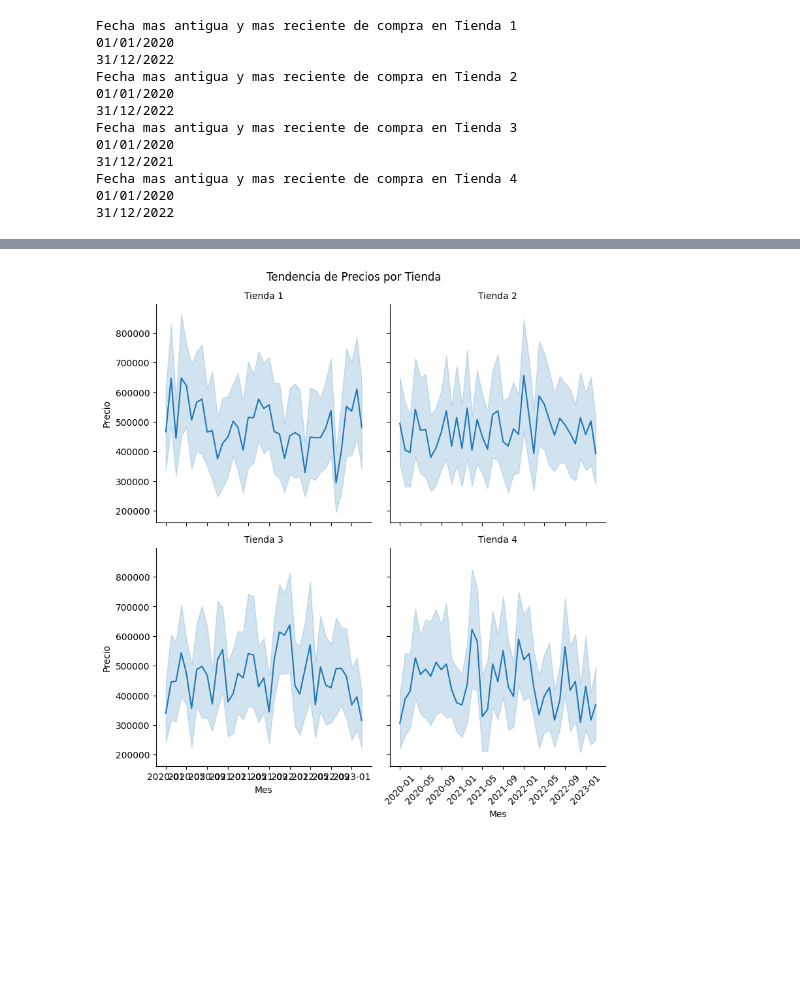
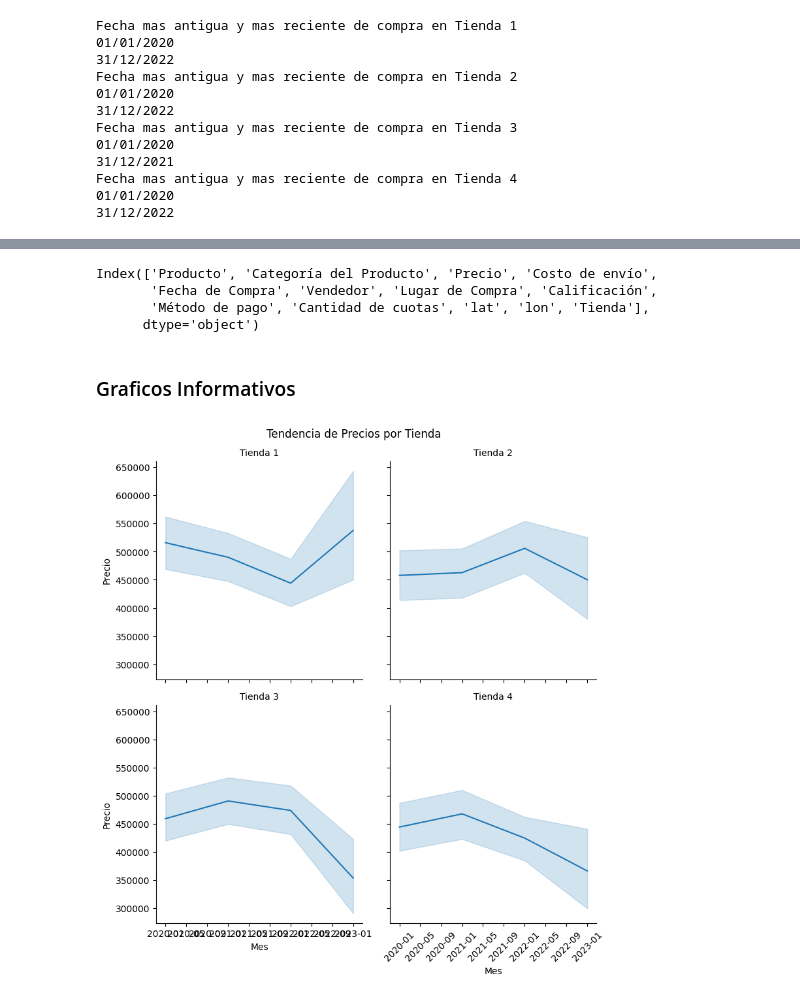
Before and after one commit to TomasIxtlapaleSanchez/Challenge_Alura_Store, a Jupyter notebook: Alura_Challenge_1.ipynb, the cells around one changed output, grey strips where cells are left out. Saved outputs shown, nothing was run; the diff lists cells and outputs as text; code cells hidden in the pictures; blank space fills up the shorter version.

```diff
--- a/Alura_Challenge_1.ipynb
+++ b/Alura_Challenge_1.ipynb
@@ -61,5 +165,13 @@ envio_prom_t3 = round(t3["Costo de envío"].mean(),2)
 # %%
+#Creamos una columa con el nombre de cada tienda para poder identificar los datos de cada una
 t1['Tienda'] = 'Tienda 1'
 t2['Tienda'] = 'Tienda 2'
 t3['Tienda'] = 'Tienda 3'
 t4['Tienda'] = 'Tienda 4'
+
+# Combina los DataFrames
+tiendas = pd.concat([t1, t2, t3, t4], ignore_index=True)
+# %%
+tiendas["Fecha de Compra"] = pd.to_datetime(tiendas["Fecha de Compra"], format="%d/%m/%Y")
+tiendas["Año"] = tiendas["Fecha de Compra"].dt.to_period('Y')
+tiendas['Mes_tmp'] = tiendas['Año'].dt.to_timestamp()
@@ -126,13 +252,22 @@ df_completo[df_completo["Fecha de Compra"] > "2022-12-31"]
+# %%
+t1.columns
+# %% [output]
+Index(['Producto', 'Categoría del Producto', 'Precio', 'Costo de envío',
+       'Fecha de Compra', 'Vendedor', 'Lugar de Compra', 'Calificación',
+       'Método de pago', 'Cantidad de cuotas', 'lat', 'lon', 'Tienda'],
+      dtype='object')
+# %% [markdown]
+### Graficos Informativos
 # %%
 
-g = sns.FacetGrid(df_completo, col="Tienda", col_wrap=2, height=4, sharex=True, sharey=True)
+g = sns.FacetGrid(tiendas, col="Tienda", col_wrap=2, height=4, sharex=True, sharey=True)
 g.map(sns.lineplot, "Mes_tmp", "Precio")
 g.set_titles("{col_name}")
 g.set_axis_labels("Mes", "Precio")
 g.fig.suptitle("Tendencia de Precios por Tienda", y=1.02)
 plt.xticks(rotation=45)
 plt.show()
 # %% [output]
-[figure, old version]
+[figure, new version]
 # %%
 
```
Also changed, not shown: parts of 31 cells of this notebook.
